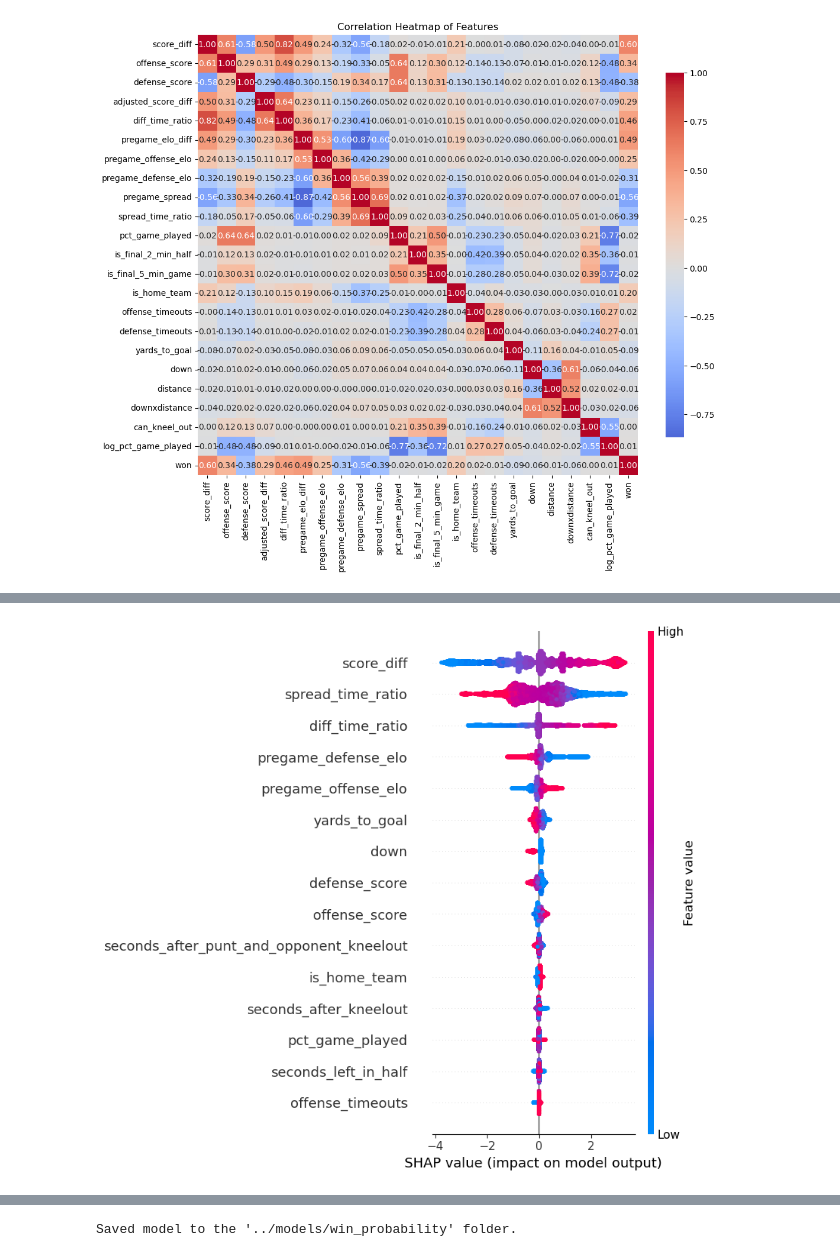
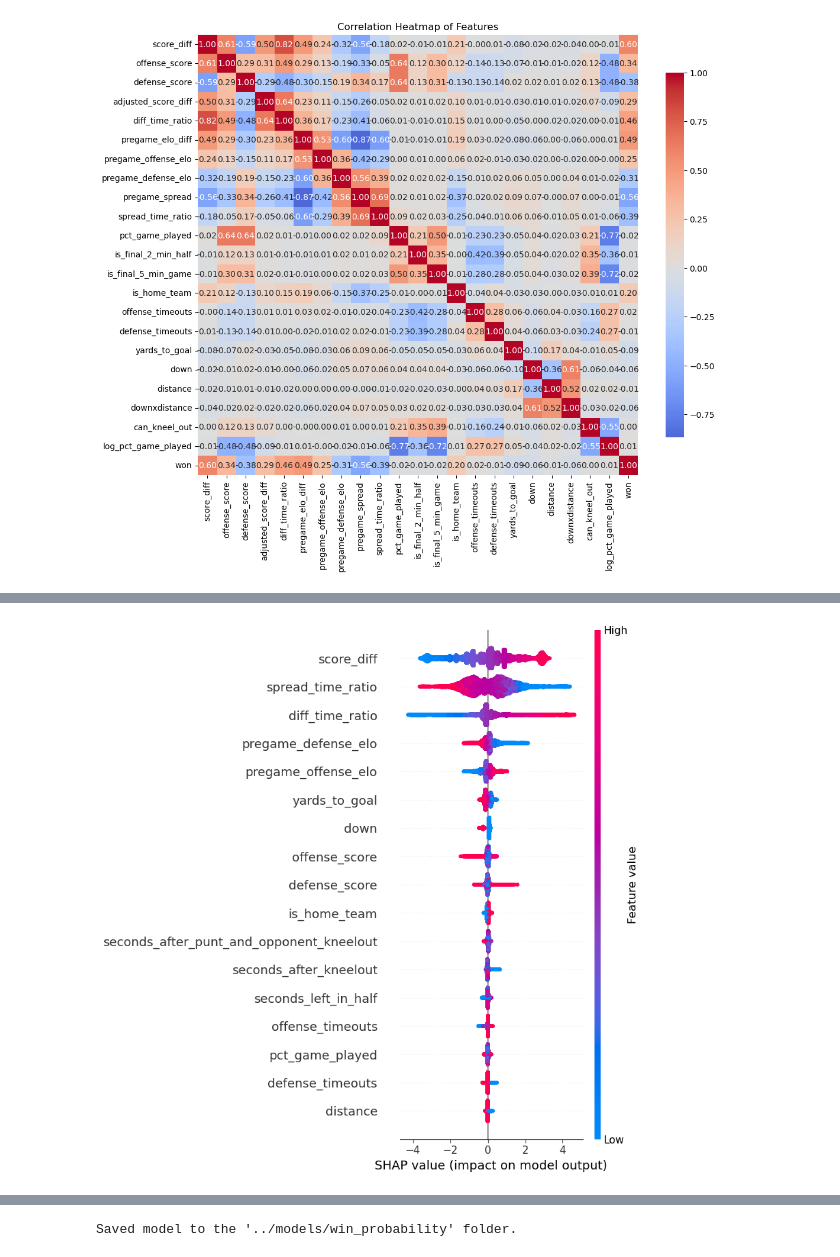
Before and after one commit to lneuendorf/4th-down-models, a Jupyter notebook: notebooks/02_win_probability.ipynb, the cells around one changed output, grey strips where cells are left out. Drawn from its saved outputs; the diff is of its cells as text; code cells hidden in the pictures.

```diff
--- a/notebooks/02_win_probability.ipynb
+++ b/notebooks/02_win_probability.ipynb
@@ -389,7 +389,6 @@ df = (
     .query('1 <= period <= 4') # valid period, no and overtime
     .query('0 <= yards_to_goal <= 100') # valid yards to goal
     .query('0 <= distance <= 40') # valid distance within reasonable range
-    .query('distance <= yards_to_goal') # distance should be less than yards to goal
     .query('~play_text.isin(@drop_plays)') # drop plays with no play text')
     .assign(
         defense_timeouts = lambda x: np.minimum(np.maximum(x.defense_timeouts, 0), 3),
@@ -446,7 +445,8 @@ df = (
         pregame_defense_elo = np.where(df['offense'] == df['home'], df['away_pregame_elo'], df['home_pregame_elo']),
         offense_division = np.where(df['offense'] == df['home'], df['home_division'], df['away_division']),
         defense_division = np.where(df['offense'] == df['home'], df['away_division'], df['home_division']),
-        score_diff_final = np.where(df['offense'] == df['home'], df['home_points'] - df['away_points'], df['away_points'] - df['home_points'])
+        score_diff_final = np.where(df['offense'] == df['home'], df['home_points'] - df['away_points'], df['away_points'] - df['home_points']),
+        distance = np.where(df['distance'] > df['yards_to_goal'], df['yards_to_goal'], df['distance'])
     )
 
     .assign(
@@ -909,14 +909,14 @@ Final test log loss: 0.353
 # %%
 background = train[feature_names].head(50000)
 explainer = shap.TreeExplainer(final_model)
 shap_values = explainer.shap_values(background)
 shap.summary_plot(shap_values,
                  background,
                  plot_type="dot",  # "dot" (default), "bar", or "violin"
-                 max_display=15,
+                 max_display=20,
                  show=True)
 # %% [output]
-[figure, old version]
+[figure, new version]
 # %%
 importance_type = "gain"  # Options: "gain", "weight", "cover"
 
```
Also changed, not shown: parts of 15 cells of this notebook, 7 other files.
